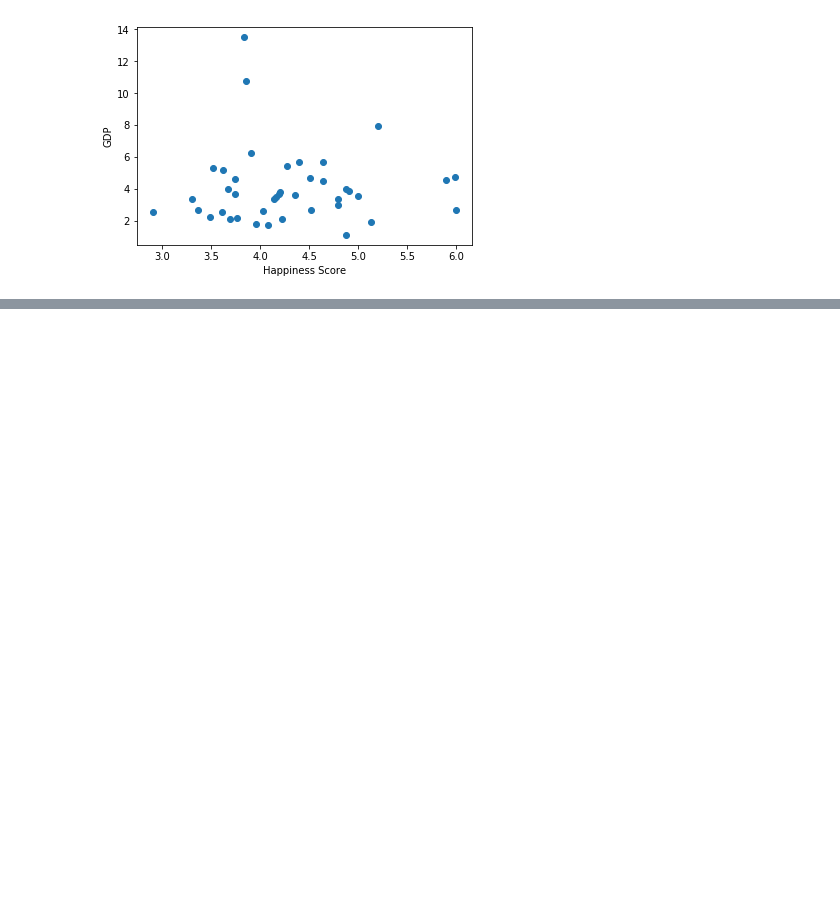
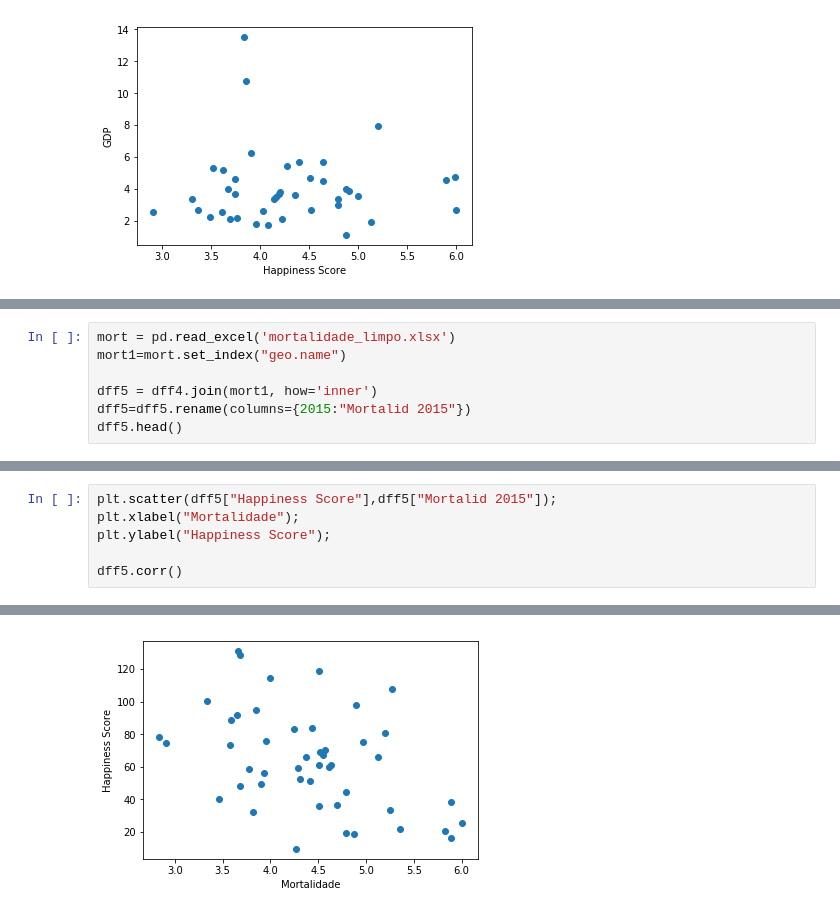
Before and after one commit to gicabral/Projeto_final_CDD, a Jupyter notebook: Projeto final Dados - leitura de dataset.ipynb, the cells around one changed output, grey strips where cells are left out. Saved outputs shown, nothing was run; the diff lists cells and outputs as text; blank space fills up the shorter version.

```diff
--- a/Projeto final Dados - leitura de dataset.ipynb
+++ b/Projeto final Dados - leitura de dataset.ipynb
@@ -488,0 +516,7 @@ plt.ylabel("GDP");
+# %%
+mort = pd.read_excel('mortalidade_limpo.xlsx')
+mort1=mort.set_index("geo.name")
+
+dff5 = dff4.join(mort1, how='inner')
+dff5=dff5.rename(columns={2015:"Mortalid 2015"})
+dff5.head()
@@ -488,0 +530,7 @@ plt.ylabel("GDP");
+# %%
+plt.scatter(dff5["Happiness Score"],dff5["Mortalid 2015"]);
+plt.xlabel("Mortalidade");
+plt.ylabel("Happiness Score");
+
+dff5.corr()
+# %% [output]
@@ -488,0 +544 @@ plt.ylabel("GDP");
+[figure, added]
```
Also changed, not shown: parts of 12 cells of this notebook, 6 other files.
